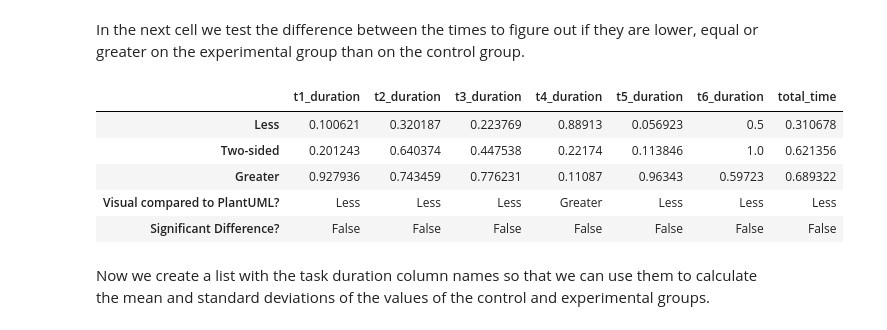
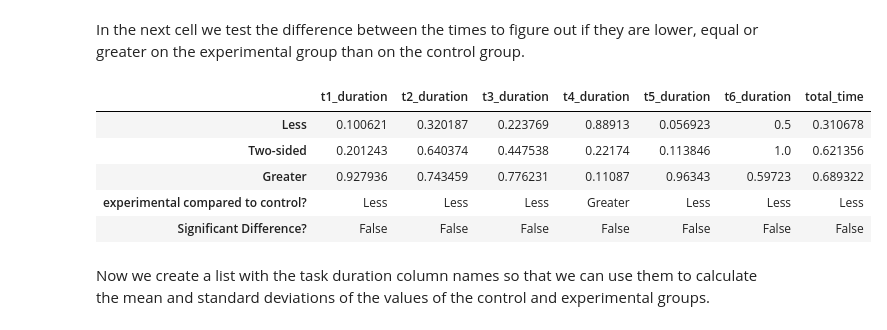
Before and after one commit to mbarra29/infragenie-visual-rep-pckg, a Jupyter notebook: notebooks/evaluation.ipynb, the cells around one changed output. Drawn from its saved outputs; the diff is of its cells as text; code cells hidden in the pictures.

```diff
--- a/notebooks/evaluation.ipynb
+++ b/notebooks/evaluation.ipynb
@@ -127,5 +131,5 @@ The column names will be replaces with smaller descriptive names to improve thei
 # %%
-plantumlAnswers.rename(columns = {'Please insert your assigned ID.':'id',
+controlAnswers.rename(columns = {'Please insert your assigned ID.':'id',
                                   'Start of Task 1': 'start_t1',
                                   'Task 1': 't1',
                                   'Start of Task 2': 'start_t2',
@@ -172,9 +176,9 @@ plantumlAnswers.rename(columns = {'Please insert your assigned ID.':'id',
                                   'Do you have any comments or suggestions, or would like to suggest any new features?': 'comments',
                                   }, inplace = True)
 
-plantumlAnswers.sort_values(by='id', inplace=True)
-plantumlAnswers.set_index('id', inplace=True)
-plantumlAnswers.columns
+controlAnswers.sort_values(by='id', inplace=True)
+controlAnswers.set_index('id', inplace=True)
+controlAnswers.columns
 # %% [output]
 Index(['start_t1', 't1', 'start_t2', 't2', 'start_t3', 't3', 'start_t4',
        'start_t5', 'start_t6', 'end_all_tasks', 'tam_pu_1', 'tam_pu_2',
@@ -187,7 +191,7 @@ Index(['start_t1', 't1', 'start_t2', 't2', 'start_t3', 't3', 'start_t4',
        'uml_compliant_just', 'comments'],
       dtype='object')
 # %%
-visualAnswers.rename(columns = {'Please insert your assigned ID.':'id',
+experimentalAnswers.rename(columns = {'Please insert your assigned ID.':'id',
                                   'Start of Task 1': 'start_t1',
                                   'Task 1': 't1',
                                   'Start of Task 2': 'start_t2',
@@ -234,9 +238,9 @@ visualAnswers.rename(columns = {'Please insert your assigned ID.':'id',
                                   'Do you have any comments or suggestions, or would like to suggest any new features?': 'comments',
                                   }, inplace = True)
 
-visualAnswers.sort_values(by='id', inplace=True)
-visualAnswers.set_index('id', inplace=True)
-visualAnswers.columns
+experimentalAnswers.sort_values(by='id', inplace=True)
+experimentalAnswers.set_index('id', inplace=True)
+experimentalAnswers.columns
 # %% [output]
 Index(['start_t1', 't1', 'start_t2', 't2', 'start_t3', 't3', 'start_t4',
        'start_t5', 'start_t6', 'end_all_tasks', 'tam_pu_1', 'tam_pu_2',
@@ -257,15 +261,15 @@ The dataframes created are the following for each group:
 - **Sus**: Includes the answers and justifications for the System Usability Scale (SUS) section of the form;
 - **Features**: Contains the data collected from the feature questions and general comments and suggestions.
 # %%
-plantumlTasks = plantumlAnswers[['start_t1', 't1', 'start_t2', 't2', 'start_t3', 't3', 'start_t4', 'start_t5', 'start_t6', 'end_all_tasks']].copy()
-plantumlTam = plantumlAnswers[['tam_pu_1', 'tam_pu_2', 'tam_pu_3', 'tam_pu_4', 'tam_pu_5', 'tam_pu_6', 'tam_pu_just', 'tam_peu_1', 'tam_peu_2', 'tam_peu_3', 'tam_peu_4', 'tam_peu_5', 'tam_peu_6', 'tam_peu_just']].copy()
-plantumlSus = plantumlAnswers[['sus_1', 'sus_2', 'sus_3', 'sus_4', 'sus_5', 'sus_6', 'sus_7', 'sus_8', 'sus_9', 'sus_10', 'sus_just']].copy()
-plantumlFeatures = plantumlAnswers[['undo_redo', 'undo_redo_just', 'move_elements', 'move_elements_just', 'keyboard_keys', 'keyboard_keys_just', 'uml_compliant', 'uml_compliant_just', 'comments']].copy()
+controlTasks = controlAnswers[['start_t1', 't1', 'start_t2', 't2', 'start_t3', 't3', 'start_t4', 'start_t5', 'start_t6', 'end_all_tasks']].copy()
+controlTam = controlAnswers[['tam_pu_1', 'tam_pu_2', 'tam_pu_3', 'tam_pu_4', 'tam_pu_5', 'tam_pu_6', 'tam_pu_just', 'tam_peu_1', 'tam_peu_2', 'tam_peu_3', 'tam_peu_4', 'tam_peu_5', 'tam_peu_6', 'tam_peu_just']].copy()
+controlSus = controlAnswers[['sus_1', 'sus_2', 'sus_3', 'sus_4', 'sus_5', 'sus_6', 'sus_7', 'sus_8', 'sus_9', 'sus_10', 'sus_just']].copy()
+controlFeatures = controlAnswers[['undo_redo', 'undo_redo_just', 'move_elements', 'move_elements_just', 'keyboard_keys', 'keyboard_keys_just', 'uml_compliant', 'uml_compliant_just', 'comments']].copy()
 
 
-visualTasks = visualAnswers[['start_t1', 't1', 'start_t2', 't2', 'start_t3', 't3', 'start_t4', 'start_t5', 'start_t6', 'end_all_tasks']].copy()
-visualTam = visualAnswers[['tam_pu_1', 'tam_pu_2', 'tam_pu_3', 'tam_pu_4', 'tam_pu_5', 'tam_pu_6', 'tam_pu_just', 'tam_peu_1', 'tam_peu_2', 'tam_peu_3', 'tam_peu_4', 'tam_peu_5', 'tam_peu_6', 'tam_peu_just']].copy()
-visualSus = visualAnswers[['sus_1', 'sus_2', 'sus_3', 'sus_4', 'sus_5', 'sus_6', 'sus_7', 'sus_8', 'sus_9', 'sus_10', 'sus_just']].copy()
-visualFeatures = visualAnswers[['undo_redo', 'undo_redo_just', 'move_elements', 'move_elements_just', 'keyboard_keys', 'keyboard_keys_just', 'uml_compliant', 'uml_compliant_just', 'comments']].copy()
+experimentalTasks = experimentalAnswers[['start_t1', 't1', 'start_t2', 't2', 'start_t3', 't3', 'start_t4', 'start_t5', 'start_t6', 'end_all_tasks']].copy()
+experimentalTam = experimentalAnswers[['tam_pu_1', 'tam_pu_2', 'tam_pu_3', 'tam_pu_4', 'tam_pu_5', 'tam_pu_6', 'tam_pu_just', 'tam_peu_1', 'tam_peu_2', 'tam_peu_3', 'tam_peu_4', 'tam_peu_5', 'tam_peu_6', 'tam_peu_just']].copy()
+experimentalSus = experimentalAnswers[['sus_1', 'sus_2', 'sus_3', 'sus_4', 'sus_5', 'sus_6', 'sus_7', 'sus_8', 'sus_9', 'sus_10', 'sus_just']].copy()
+experimentalFeatures = experimentalAnswers[['undo_redo', 'undo_redo_just', 'move_elements', 'move_elements_just', 'keyboard_keys', 'keyboard_keys_just', 'uml_compliant', 'uml_compliant_just', 'comments']].copy()
 # %% [markdown]
 In the following code cells the several dataframes are displayed.
@@ -498,46 +502,46 @@ columns = []
 lowerList = []
 significantList = []
 
-for col in plantumlTasks.columns:
+for col in controlTasks.columns:
     if (col == "t1" or col == "t2" or col == "t3"):
         continue
 
     columns.append(col)
     # print(f"Testing {col} ----")
-    lessRes = testStatisticalDifference(visualTasks[col], plantumlTasks[col], alt="less")
-    twoSidedRes = testStatisticalDifference(visualTasks[col], plantumlTasks[col])
-    greaterRes = testStatisticalDifference(visualTasks[col], plantumlTasks[col], alt="greater")
+    lessRes = testStatisticalDifference(experimentalTasks[col], controlTasks[col], alt="less")
+    twoSidedRes = testStatisticalDifference(experimentalTasks[col], controlTasks[col])
+    greaterRes = testStatisticalDifference(experimentalTasks[col], controlTasks[col], alt="greater")
 
     valuesLess.append(lessRes)
     valuesTwoSided.append(twoSidedRes)
     valuesGreater.append(greaterRes)
 
     lower =""
     if (lessRes < twoSidedRes and lessRes < greaterRes):
         lower = "Less"
     elif (twoSidedRes < lessRes and twoSidedRes < greaterRes):
         lower = "Two-sided"
     elif (greaterRes < lessRes and greaterRes < twoSidedRes):
         lower = "Greater"
 
     lowerList.append(lower)
 
     significant = False
 
     if (lessRes < 0.05 or twoSidedRes < 0.05 or greaterRes < 0.05):
         significant = True
 
     significantList.append(significant)
 
 # Create a new dataframe with the p-values
-pValues = pd.DataFrame(data=[valuesLess, valuesTwoSided, valuesGreater, lowerList, significantList], index=["Less", "Two-sided", "Greater", "Visual compared to PlantUML?", "Significant Difference?" ], columns=columns)
+pValues = pd.DataFrame(data=[valuesLess, valuesTwoSided, valuesGreater, lowerList, significantList], index=["Less", "Two-sided", "Greater", "experimental compared to control?", "Significant Difference?" ], columns=columns)
 pValues
 # %% [output]
 |  | t1_duration | t2_duration | t3_duration | t4_duration | t5_duration | t6_duration | total_time |
 | Less | 0.100621 | 0.320187 | 0.223769 | 0.88913 | 0.056923 | 0.5 | 0.310678 |
 | Two-sided | 0.201243 | 0.640374 | 0.447538 | 0.22174 | 0.113846 | 1.0 | 0.621356 |
 | Greater | 0.927936 | 0.743459 | 0.776231 | 0.11087 | 0.96343 | 0.59723 | 0.689322 |
-| Visual compared to PlantUML? | Less | Less | Less | Greater | Less | Less | Less |
+| experimental compared to control? | Less | Less | Less | Greater | Less | Less | Less |
 | Significant Difference? | False | False | False | False | False | False | False |
 # %% [markdown]
 Now we create a list with the task duration column names so that we can use them to calculate the mean and standard deviations of the values of the control and experimental groups.
```
Also changed, not shown: parts of 120 cells of this notebook.
